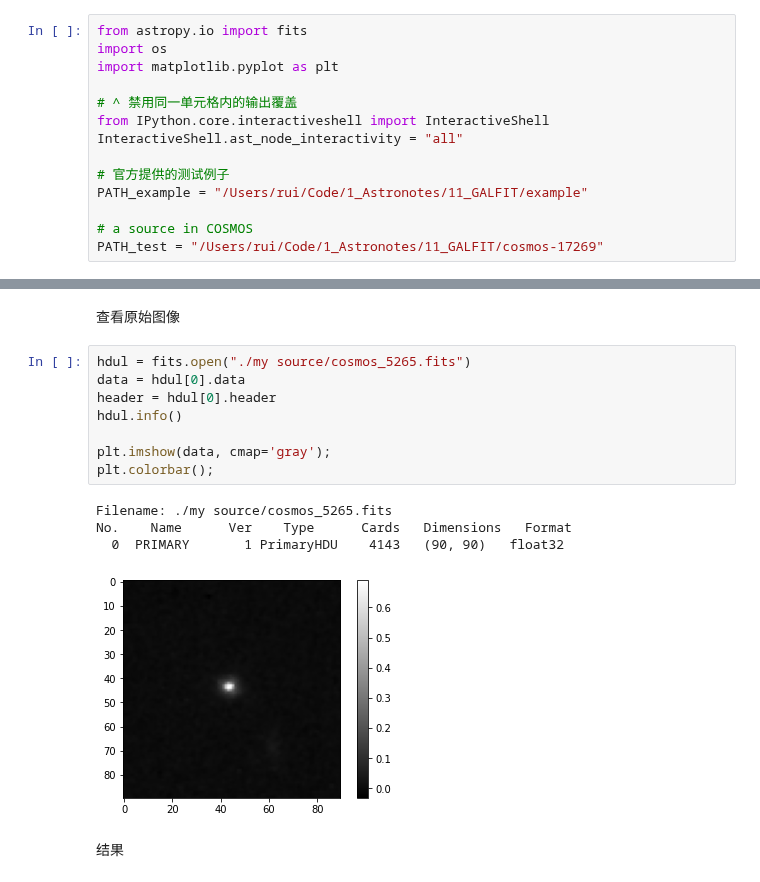
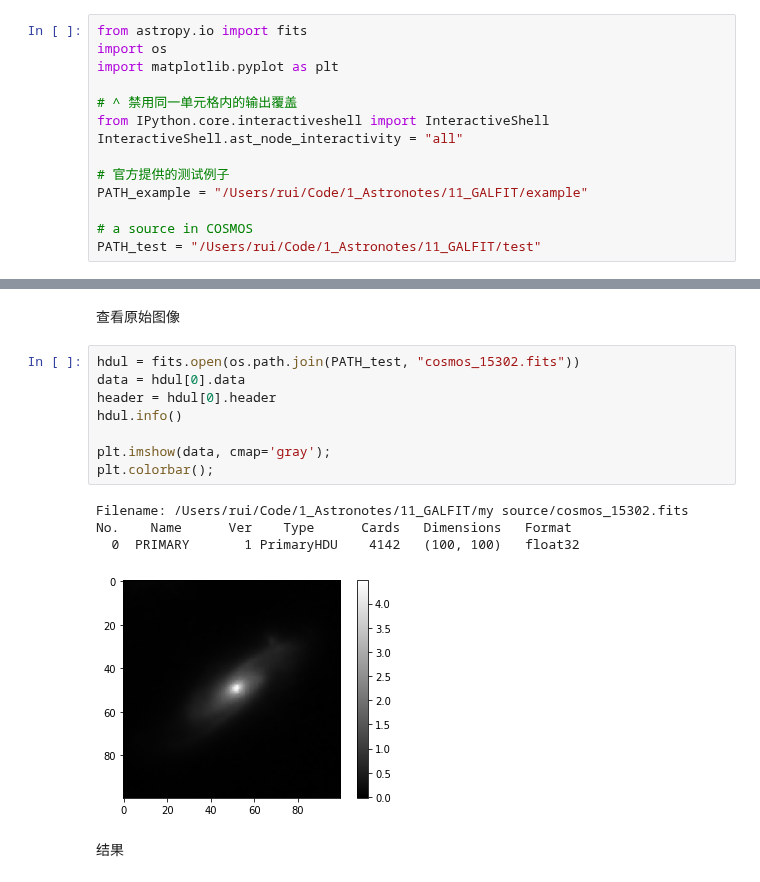
Before and after one commit to astro-zhurui/AstroNotes, a Jupyter notebook: 11_GALFIT/learn_galfit.ipynb, the cells around one changed output, grey strips where cells are left out. Drawn from its saved outputs; the diff is of its cells as text.

```diff
--- a/11_GALFIT/learn_galfit.ipynb
+++ b/11_GALFIT/learn_galfit.ipynb
@@ -18,7 +18,7 @@ InteractiveShell.ast_node_interactivity = "all"
 PATH_example = "/Users/rui/Code/1_Astronotes/11_GALFIT/example"
 
 # a source in COSMOS
-PATH_test = "/Users/rui/Code/1_Astronotes/11_GALFIT/cosmos-17269"
+PATH_test = "/Users/rui/Code/1_Astronotes/11_GALFIT/test"
 # %% [markdown]
 # Example
 # %% [markdown]
@@ -152,18 +152,18 @@ ax[2].imshow(image3, cmap='gray');
 # %% [markdown]
 查看原始图像
 # %%
-hdul = fits.open("./my source/cosmos_5265.fits")
+hdul = fits.open(os.path.join(PATH_test, "cosmos_15302.fits"))
 data = hdul[0].data
 header = hdul[0].header
 hdul.info()
 
 plt.imshow(data, cmap='gray');
 plt.colorbar();
 # %% [output]
-Filename: ./my source/cosmos_5265.fits
+Filename: /Users/rui/Code/1_Astronotes/11_GALFIT/my source/cosmos_15302.fits
 No.    Name      Ver    Type      Cards   Dimensions   Format
-  0  PRIMARY       1 PrimaryHDU    4143   (90, 90)   float32
+  0  PRIMARY       1 PrimaryHDU    4142   (100, 100)   float32
-[figure, old version]
+[figure, new version]
 # %% [markdown]
 结果
 # %%
```
Also changed, not shown: 12 other files.
